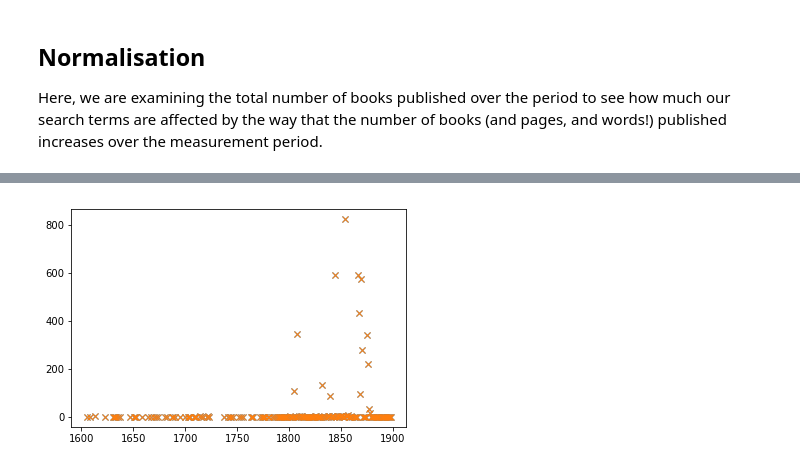
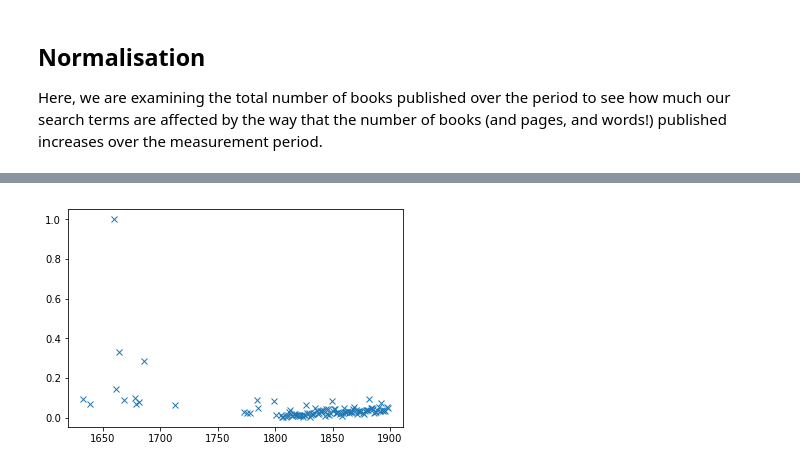
Before and after one commit to rosafilgueira/visualisations, a Jupyter notebook: diseases/Diseases_1-LocalPackages.ipynb, the cells around one changed output, grey strips where cells are left out. Cells and saved outputs as stored; diff of their text form; code cells hidden in the pictures.

```diff
--- a/diseases/Diseases_1-LocalPackages.ipynb
+++ b/diseases/Diseases_1-LocalPackages.ipynb
@@ -55,7 +56,7 @@ Here, we're importing the libary, creating a graph with appropriate axis names,
 # %%
 from bokeh.plotting import figure, output_file, show
 # %%
-disease="consumption"
+disease="whooping"
 filename="./data/"+disease+".yml"
 with open(filename, 'r') as f:
     results = yaml.load(f)
@@ -74,3 +75,8 @@ Normalisation
 ---
 
 Here, we are examining the total number of books published over the period to see how much our search terms are affected by the way that the number of books (and pages, and words!) published increases over the measurement period.
+# %%
+disease="whooping"
+filename="./data/"+disease+".yml"
+with open(filename, 'r') as f:
+    results = yaml.load(f)
@@ -90,8 +100,16 @@ for year in results[disease]:
-# %%
-plt.plot(normed_results.keys(), normed_results.values(), 'x')
-plt.show()
-# %% [output]
-[figure, removed]
+# %%
+normal_filename = 'normaliser_ucl.yml'
+with open('data/' + normal_filename, 'r') as f:
+    publication = yaml.load(f)
+# %%
+normed_results = {}
+for year in results[disease]:
+    if year>0:
+        normed_results[year] = results[disease][year]/float(publication[year][0])
+plt.plot(normed_results.keys(), normed_results.values(), 'x')
+plt.show()
+# %% [output]
+[figure, added]
 # %%
 output_file(disease + ".html", title="Proportion of books referencing " + disease + " by year")
 p = figure(title= disease + " references", x_axis_label='Year', y_axis_label='Number of books')
```
Also changed, not shown: parts of 7 cells of this notebook.
